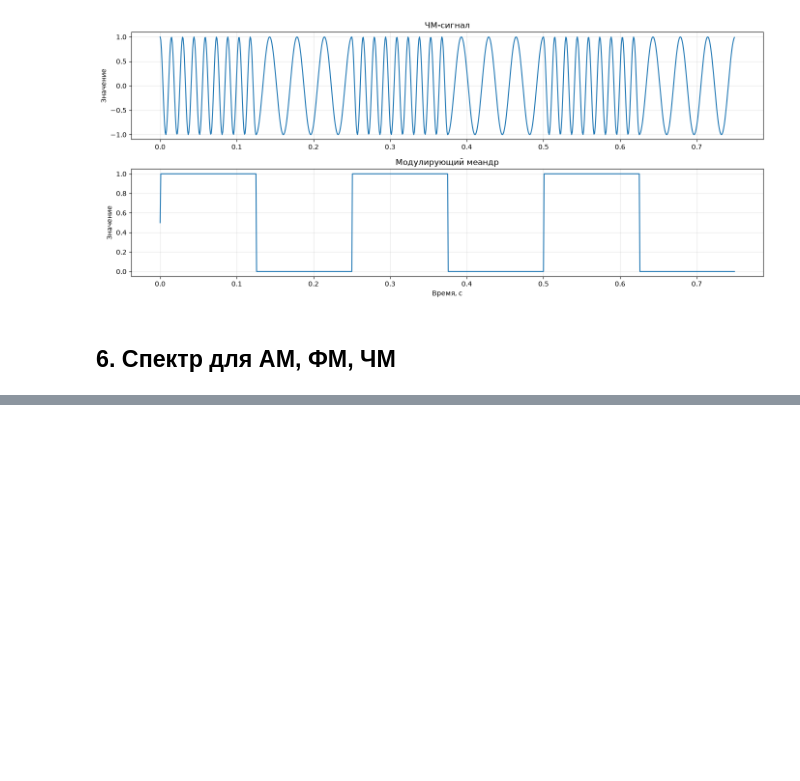
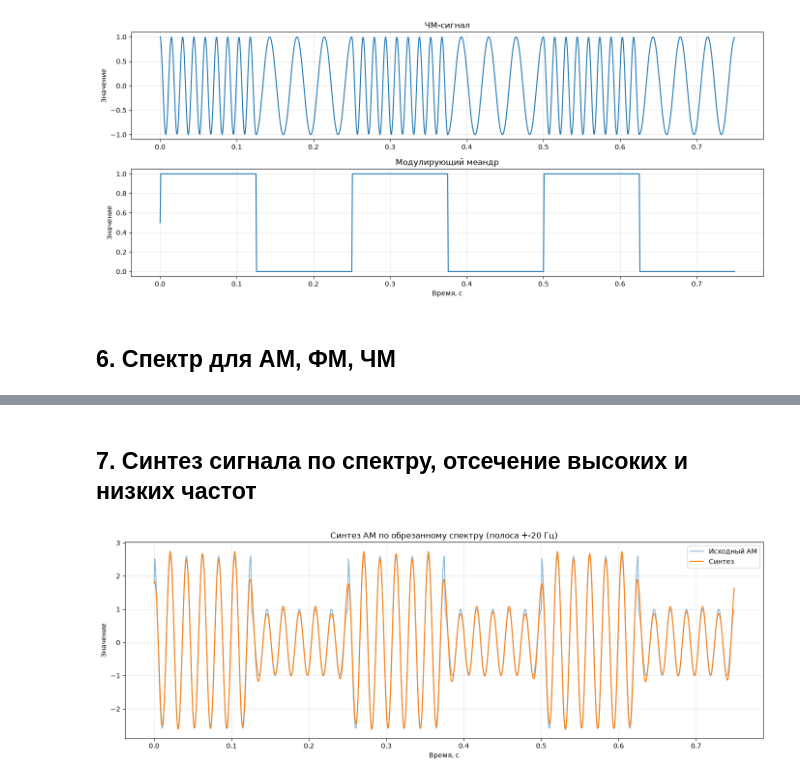
Before and after one commit to Merkury2006/TIPIS, a Jupyter notebook: lab2.ipynb, the cells around one changed output, grey strips where cells are left out. Cells and saved outputs as stored; diff of their text form; code cells hidden in the pictures; blank space fills up the shorter version.

```diff
--- a/lab2.ipynb
+++ b/lab2.ipynb
@@ -181,0 +194,26 @@ plt.show()
+# %% [markdown]
+## 7. Синтез сигнала по спектру, отсечение высоких и низких частот
+# %%
+N = len(am_signal)
+X_am = np.fft.fft(am_signal)
+freqs_full = np.fft.fftfreq(N, d=1/sampling_rate)
+
+half_band = 20
+mask = np.abs(np.abs(freqs_full) - carrier_freq) <= half_band
+
+X_am_cut = X_am * mask
+am_cut = np.real(np.fft.ifft(X_am_cut))
+
+plt.figure(figsize=(14, 5))
+plt.plot(time, am_signal, alpha=0.5, label='Исходный АМ')
+plt.plot(time, am_cut, label='Синтез')
+plt.title(f'Синтез АМ по обрезанному спектру (полоса +-{half_band} Гц)')
+plt.xlabel('Время, с')
+plt.ylabel('Значение')
+plt.legend()
+plt.grid(alpha=0.3)
+plt.tight_layout()
+plt.savefig('graphics/8.png', dpi=150)
+plt.show()
+# %% [output]
+[figure, added]
```
Also changed, not shown: parts of 10 cells of this notebook.
